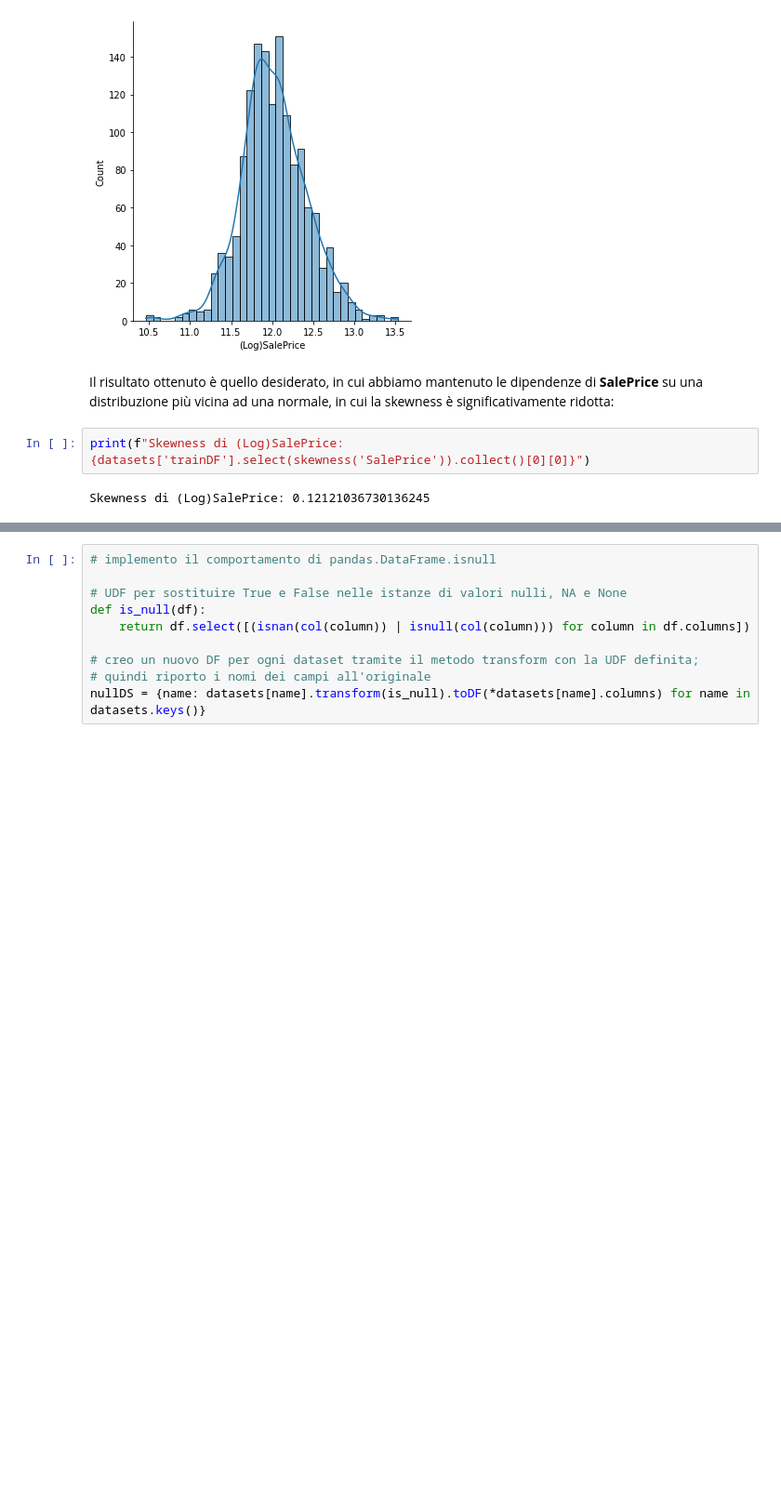
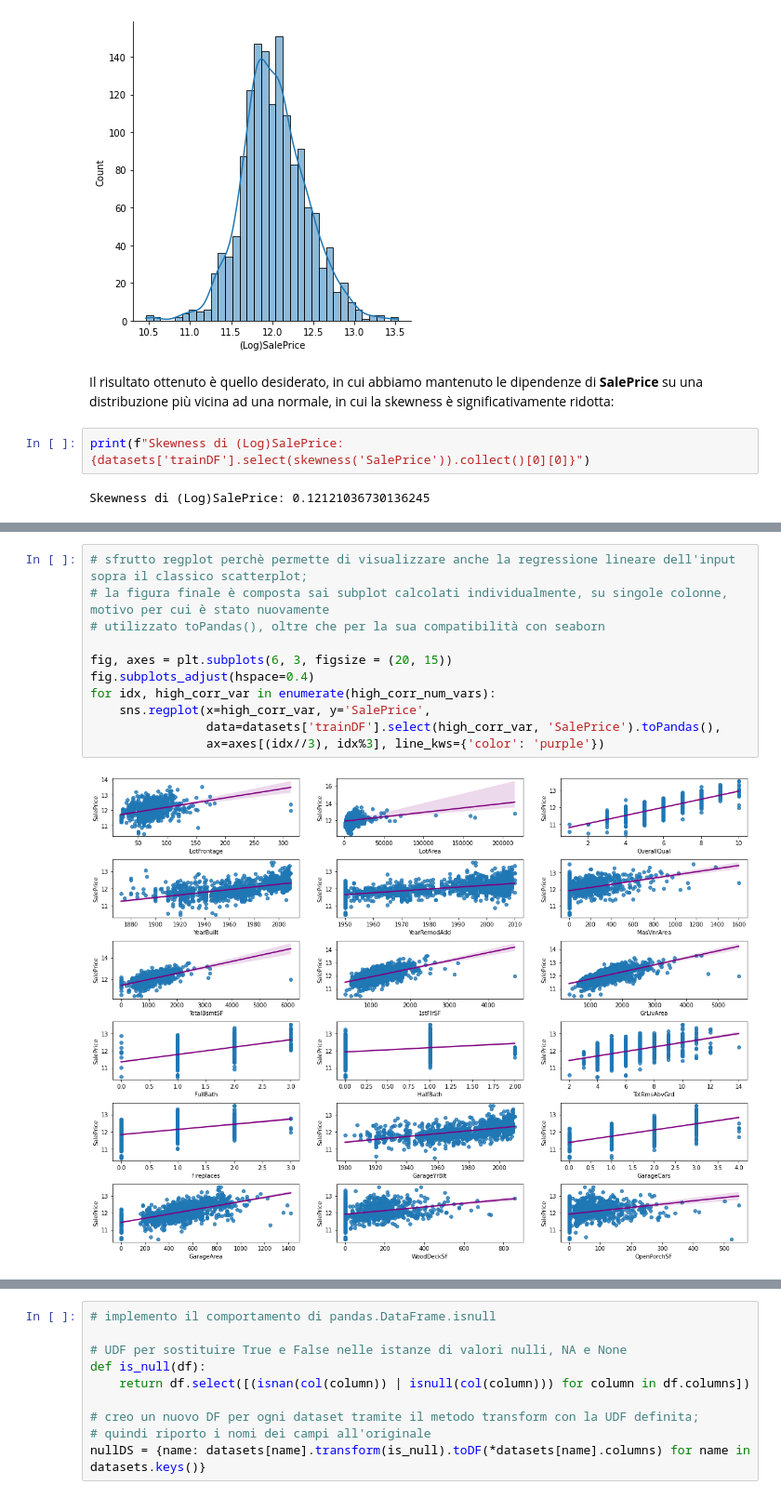
Before and after one commit to salvatorezam/House-Prices---Advanced-Regression-Techniques, a Jupyter notebook: house_prices_zammuto.ipynb, the cells around one changed output, grey strips where cells are left out. Shown: that part at 93% size. Cells and saved outputs as stored; diff of their text form; blank space fills up the shorter version.

```diff
--- a/house_prices_zammuto.ipynb
+++ b/house_prices_zammuto.ipynb
@@ -430,0 +457,13 @@ sns.heatmap(corr_matrix, xticklabels=num_vars_est, yticklabels=num_vars_est, squ
+# %%
+# sfrutto regplot perchè permette di visualizzare anche la regressione lineare dell'input sopra il classico scatterplot;
+# la figura finale è composta sai subplot calcolati individualmente, su singole colonne, motivo per cui è stato nuovamente
+# utilizzato toPandas(), oltre che per la sua compatibilità con seaborn
+
+fig, axes = plt.subplots(6, 3, figsize = (20, 15))
+fig.subplots_adjust(hspace=0.4)
+for idx, high_corr_var in enumerate(high_corr_num_vars):
+    sns.regplot(x=high_corr_var, y='SalePrice',
+                data=datasets['trainDF'].select(high_corr_var, 'SalePrice').toPandas(),
+                ax=axes[(idx//3), idx%3], line_kws={'color': 'purple'})
+# %% [output]
+[figure, added]
```
Also changed, not shown: parts of 26 cells of this notebook.
